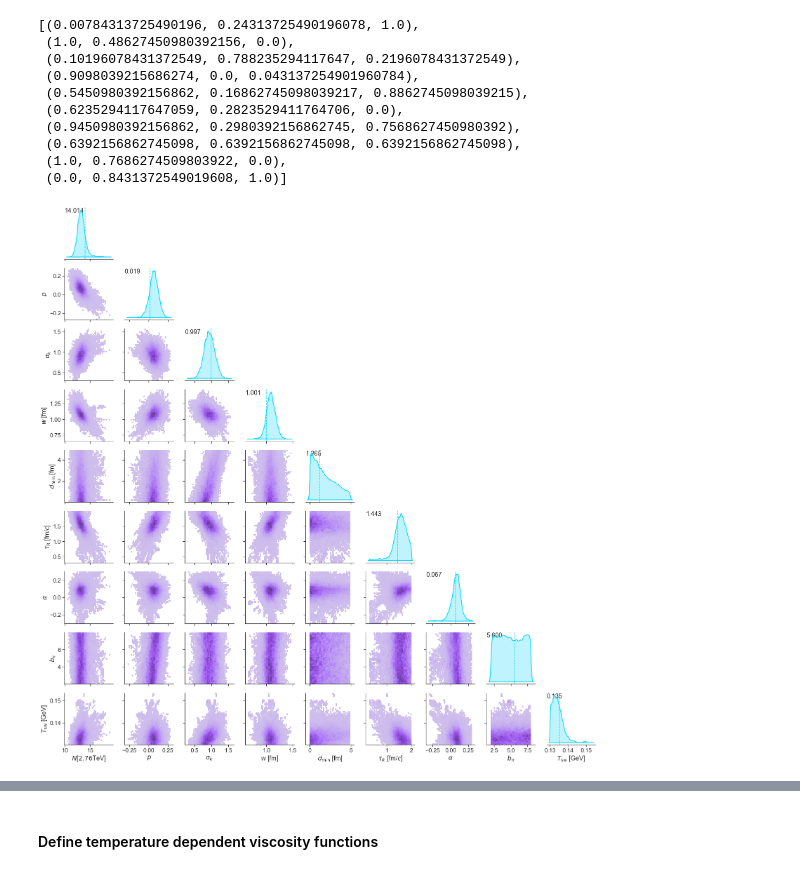
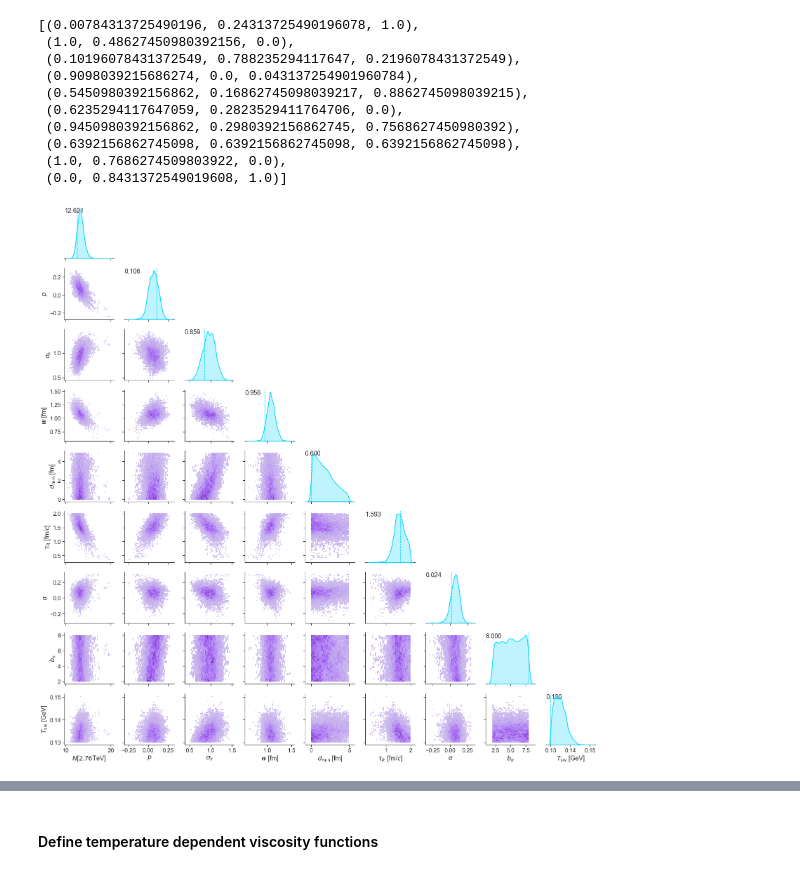
Before and after one commit to danOSU/QGP_Bayes, a Jupyter notebook: Bayesian Parameter Estimation for Relativistic Heavy Ion Physics.ipynb, the cells around one changed output, grey strips where cells are left out. Saved outputs shown, nothing was run; the diff lists cells and outputs as text; code cells hidden in the pictures.

```diff
--- a/Bayesian Parameter Estimation for Relativistic Heavy Ion Physics.ipynb
+++ b/Bayesian Parameter Estimation for Relativistic Heavy Ion Physics.ipynb
@@ -379,12 +385,23 @@ samples_df.head()
 # %% [markdown]
 #### Find MAP
-# %%
-find_map_param = False
-if find_map_param == True:
-    bounds=[(a,b) for (a,b) in zip(design_min,design_max)]
-    rslt = optimize.differential_evolution(lambda x: -log_posterior(x),
-                                           bounds=bounds,
-                                          disp=True,
-                                          tol=1e-7,
-                                         )
-    print(rslt.x)
+# %%
+# If false, do not try to find the MAP value and load it from a saved file.
+find_map_param = True
+cal_name = 'BPE_map'
+from scipy import optimize
+if find_map_param == True:
+    bounds=[(a,b) for (a,b) in zip(design_min,design_max)]
+    print(bounds)
+    x0 = [a+b/2 for a,b in bounds]
+    #rslt = optimize.differential_evolution(lambda x: -cal.theta.lpdf(theta=np.array(x).reshape(-1,15)).flatten(),
+    #                                        bounds=bounds,
+    #                                       maxiter=100000,
+    #                                        tol=1e-9,
+    #                                        disp=True)
+    minimizer_kwargs = {"method": "L-BFGS-B", "bounds": bounds,"tol":1e-11}
+    rslt=optimize.basinhopping(lambda x: -log_posterior(x)
+                                ,x0,niter=100,minimizer_kwargs=minimizer_kwargs)
+    map_values = rslt.x
+    np.save(cal_name, map_values)
+else:
+    map_values = np.load(cal_name+'.npy')
@@ -411,23 +437,23 @@ sns.color_palette('bright')
 # %%
 sns.set_context("notebook", font_scale=1.5)
 sns.set_style("ticks")
-map_parameters=map_values_saved.flatten()
+map_parameters=map_values.flatten()
 sns.set_palette('bright')
 observables_to_plot=[0, 1, 2 ,3 , 4, 5, 6, 15, 16]
 g = sns.PairGrid(samples_df.iloc[:,observables_to_plot], corner=True, diag_sharey=False)
-g.map_lower(sns.histplot, bins=40, color=sns.color_palette()[4])
+g.map_lower(sns.histplot, color=sns.color_palette()[4])
 #g.map_upper(sns.kdeplot, shade=True, color=sns.color_palette()[0])
 g.map_diag(sns.kdeplot, linewidth=2, shade=True, color=sns.color_palette()[9])
 for n,i in enumerate(observables_to_plot):
     ax=g.axes[n][n]
     ax.axvline(x=map_parameters[i], ls='--', c=sns.color_palette()[9])
     ax.text(0,0.9,s= f'{map_parameters[i]:.3f}', transform=ax.transAxes)
 
 plt.tight_layout()
 save_fig(name+"partial")
 plt.show()
 # %% [output]
-[figure, old version]
+[figure, new version]
 # %%
 sns.set_context("notebook", font_scale=1.5)
 sns.set_style("ticks")
```
Also changed, not shown: parts of 15 cells of this notebook, 8 other files.
